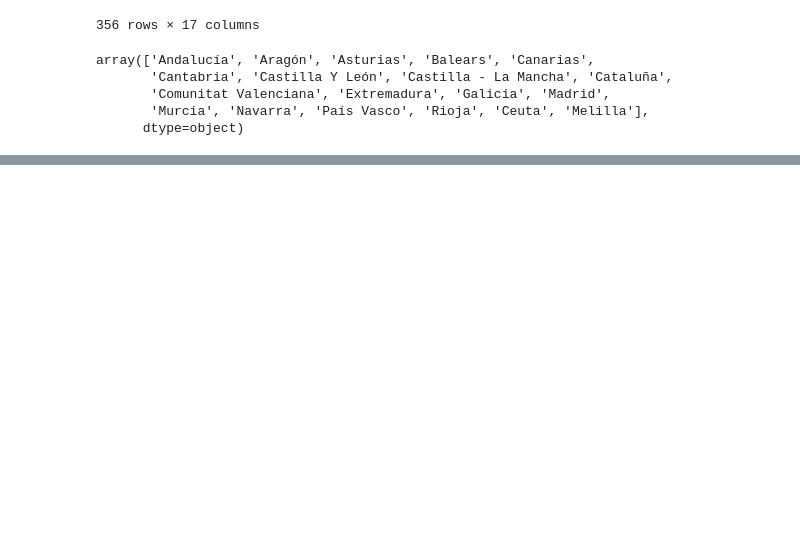
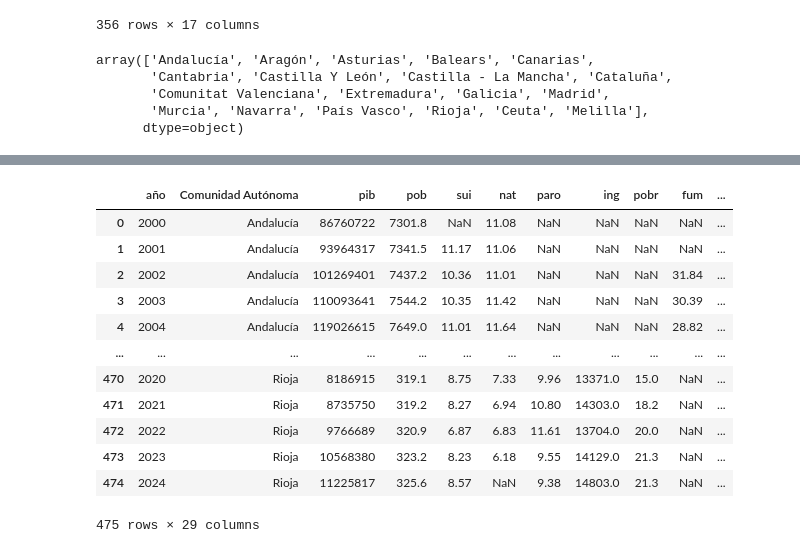
Before and after one commit to mrosm-dev/EDA_PIB_VS_CALIDAD_DE_VIDA, a Jupyter notebook: notebooks/03_fusion_datasets.ipynb, the cells around one changed output, grey strips where cells are left out. Drawn from its saved outputs; the diff is of its cells as text; code cells hidden in the pictures; blank space fills up the shorter version.

```diff
--- a/notebooks/03_fusion_datasets.ipynb
+++ b/notebooks/03_fusion_datasets.ipynb
@@ -70,0 +107,8 @@ merge_datasets(df_pedro,
+# %%
+COL_CCAA = 'Comunidad Autónoma'
+df_pedro.rename(columns={'com_aut': COL_CCAA}, inplace=True)
+df_mili.rename(columns={'Comunidad Autónoma': COL_CCAA}, inplace=True)
+df_manu.rename(columns={'Comunidad Autonoma': COL_CCAA}, inplace=True)
+
+COL_ANIO = 'año'
+df_manu.rename(columns={'Año': COL_ANIO}, inplace=True)
@@ -70,0 +245,22 @@ merge_datasets(df_pedro,
+# %%
+df_merge = pd.merge(
+    df_pedro,
+    df_mili,
+    on=[COL_CCAA, COL_ANIO],
+    how='outer'
+)
+df_merge
+# %% [output]
+|  | año | Comunidad Autónoma | pib | pob | sui | nat | paro | ing | pobr | fum | ... |
+| 0 | 2000 | Andalucía | 86760722 | 7301.8 | NaN | 11.08 | NaN | NaN | NaN | NaN | ... |
+| 1 | 2001 | Andalucía | 93964317 | 7341.5 | 11.17 | 11.06 | NaN | NaN | NaN | NaN | ... |
+| 2 | 2002 | Andalucía | 101269401 | 7437.2 | 10.36 | 11.01 | NaN | NaN | NaN | 31.84 | ... |
+| 3 | 2003 | Andalucía | 110093641 | 7544.2 | 10.35 | 11.42 | NaN | NaN | NaN | 30.39 | ... |
+| 4 | 2004 | Andalucía | 119026615 | 7649.0 | 11.01 | 11.64 | NaN | NaN | NaN | 28.82 | ... |
+| ... | ... | ... | ... | ... | ... | ... | ... | ... | ... | ... | ... |
+| 470 | 2020 | Rioja | 8186915 | 319.1 | 8.75 | 7.33 | 9.96 | 13371.0 | 15.0 | NaN | ... |
+| 471 | 2021 | Rioja | 8735750 | 319.2 | 8.27 | 6.94 | 10.80 | 14303.0 | 18.2 | NaN | ... |
+| 472 | 2022 | Rioja | 9766689 | 320.9 | 6.87 | 6.83 | 11.61 | 13704.0 | 20.0 | NaN | ... |
+| 473 | 2023 | Rioja | 10568380 | 323.2 | 8.23 | 6.18 | 9.55 | 14129.0 | 21.3 | NaN | ... |
+| 474 | 2024 | Rioja | 11225817 | 325.6 | 8.57 | NaN | 9.38 | 14803.0 | 21.3 | NaN | ... |
+475 rows × 29 columns
```
Also changed, not shown: parts of 16 cells of this notebook.
